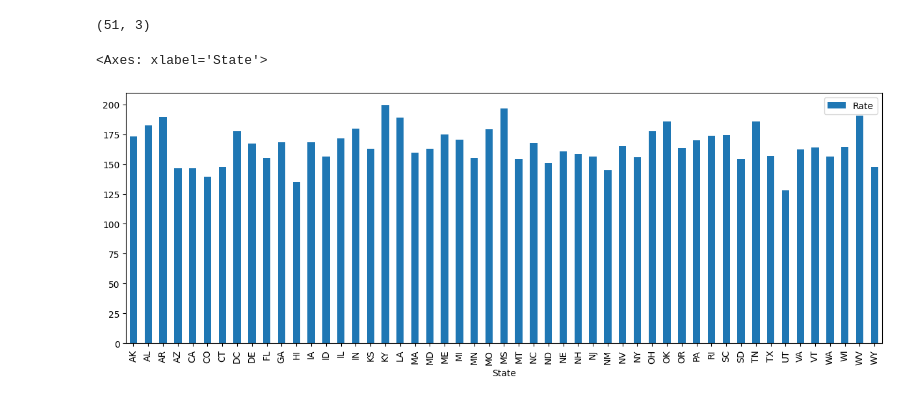
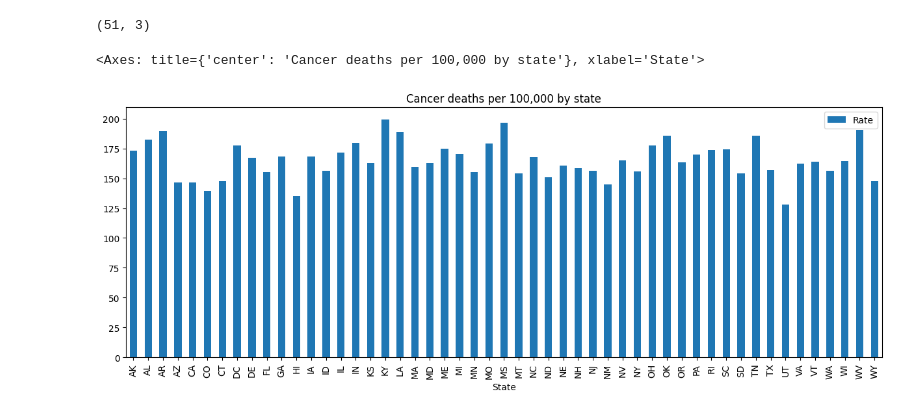
Before and after one commit to 23W-INCO/py-datavis-Zyelixify, a Jupyter notebook: data-vis.ipynb, the cells around one changed output. Cells and saved outputs as stored; diff of their text form; code cells hidden in the pictures.

```diff
--- a/data-vis.ipynb
+++ b/data-vis.ipynb
@@ -16,7 +16,7 @@ data.shape
 # %% [output]
 (51, 3)
 # %%
-data.plot(x='State', y='Rate', kind='bar', figsize=(15, 5), title='Cancer rate by state')
+data.plot(x='State', y='Rate', kind='bar', figsize=(15, 5), title='Cancer deaths per 100,000 by state')
 # %% [output]
-<Axes: xlabel='State'>
+<Axes: title={'center': 'Cancer deaths per 100,000 by state'}, xlabel='State'>
-[figure, old version]
+[figure, new version]
```
Also changed, not shown: parts of 1 cell of this notebook.
